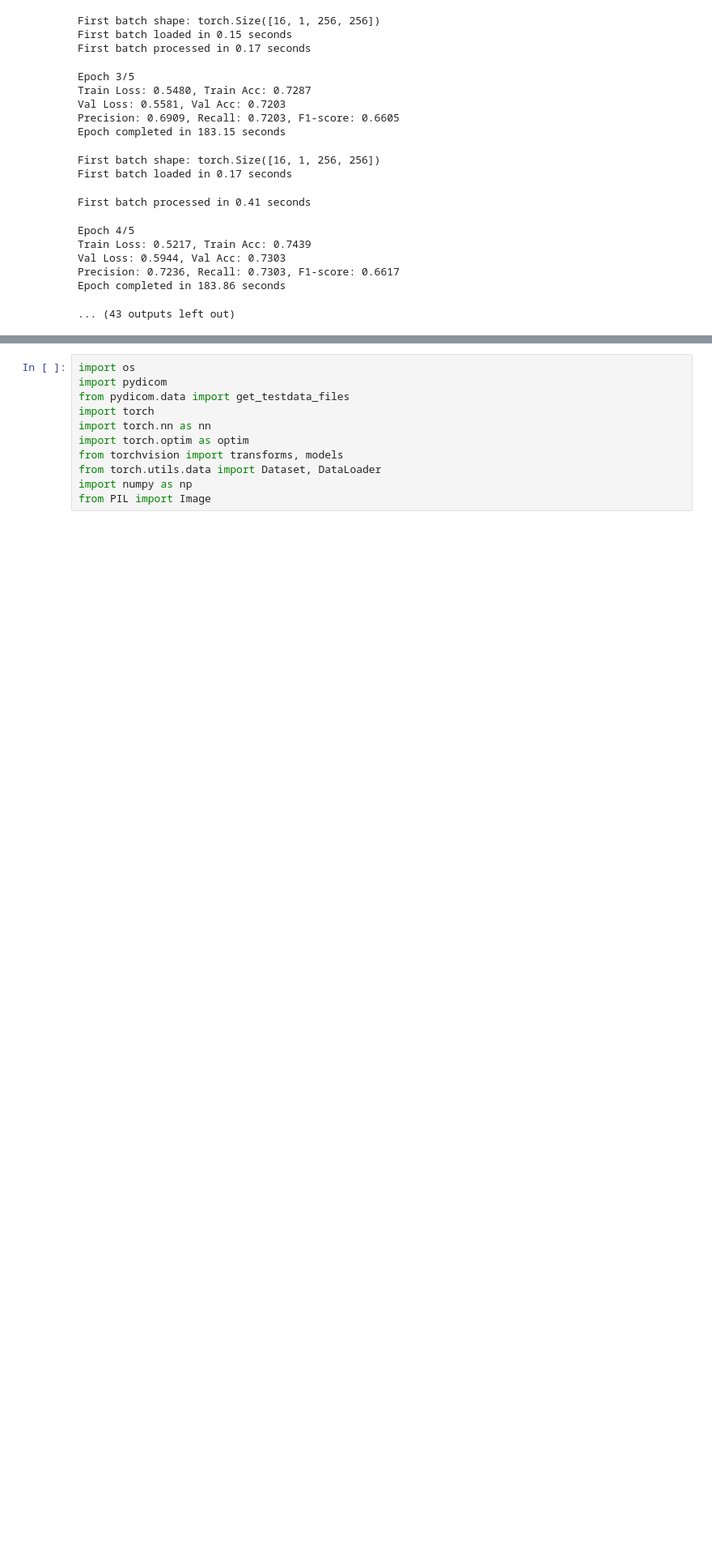
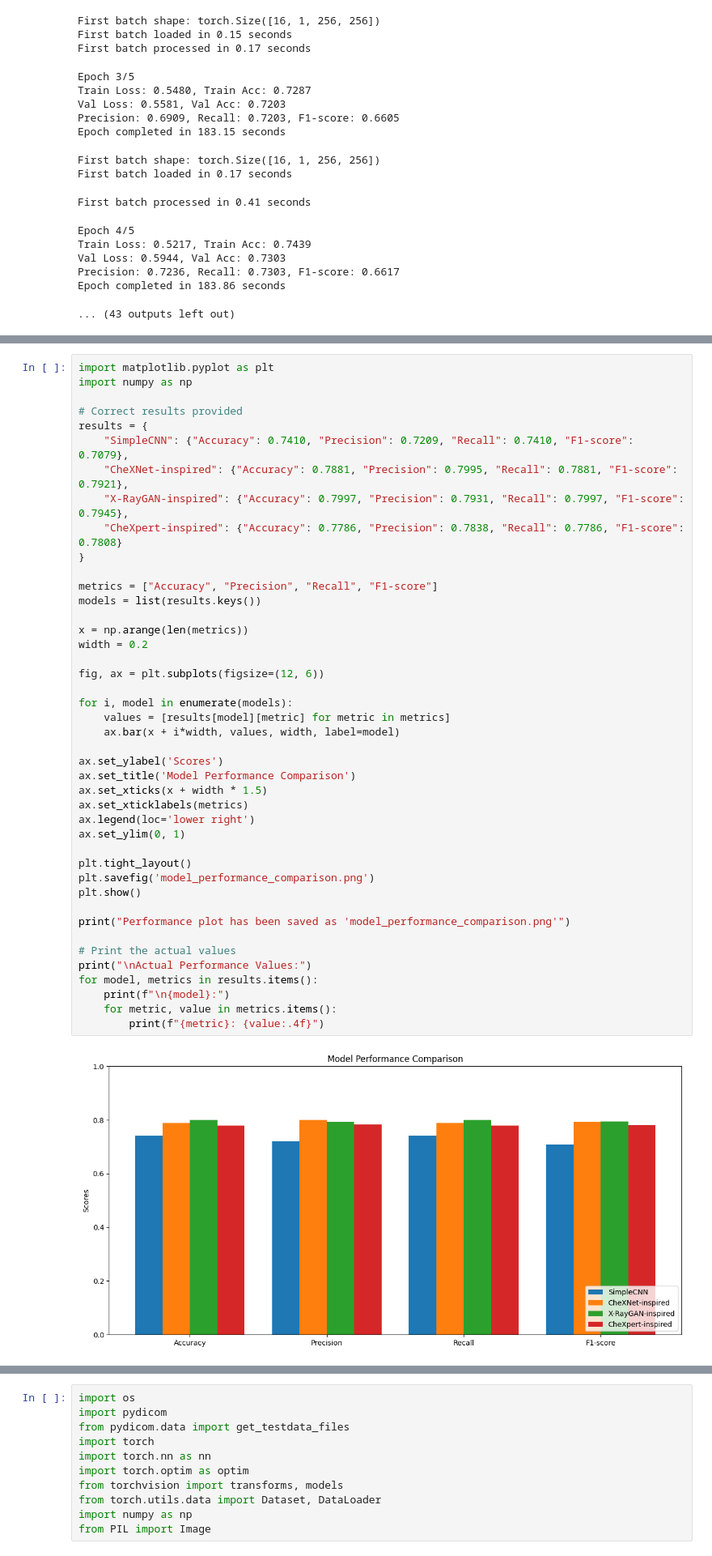
Before and after one commit to alexcri90/Medical-Imaging-DS-Bicocca, a Jupyter notebook: Project_MI.ipynb, the cells around one changed output, grey strips where cells are left out. Shown at 81% size. Cells and saved outputs as stored; diff of their text form; blank space fills up the shorter version.

```diff
--- a/Project_MI.ipynb
+++ b/Project_MI.ipynb
@@ -1113,0 +1069,45 @@ Epoch completed in 183.86 seconds
+# %%
+import matplotlib.pyplot as plt
+import numpy as np
+
+# Correct results provided
+results = {
+    "SimpleCNN": {"Accuracy": 0.7410, "Precision": 0.7209, "Recall": 0.7410, "F1-score": 0.7079},
+    "CheXNet-inspired": {"Accuracy": 0.7881, "Precision": 0.7995, "Recall": 0.7881, "F1-score": 0.7921},
+    "X-RayGAN-inspired": {"Accuracy": 0.7997, "Precision": 0.7931, "Recall": 0.7997, "F1-score": 0.7945},
+    "CheXpert-inspired": {"Accuracy": 0.7786, "Precision": 0.7838, "Recall": 0.7786, "F1-score": 0.7808}
+}
+
+metrics = ["Accuracy", "Precision", "Recall", "F1-score"]
+models = list(results.keys())
+
+x = np.arange(len(metrics))
+width = 0.2
+
+fig, ax = plt.subplots(figsize=(12, 6))
+
+for i, model in enumerate(models):
+    values = [results[model][metric] for metric in metrics]
+    ax.bar(x + i*width, values, width, label=model)
+
+ax.set_ylabel('Scores')
+ax.set_title('Model Performance Comparison')
+ax.set_xticks(x + width * 1.5)
+ax.set_xticklabels(metrics)
+ax.legend(loc='lower right')
+ax.set_ylim(0, 1)
+
+plt.tight_layout()
+plt.savefig('model_performance_comparison.png')
+plt.show()
+
+print("Performance plot has been saved as 'model_performance_comparison.png'")
+
+# Print the actual values
+print("\nActual Performance Values:")
+for model, metrics in results.items():
+    print(f"\n{model}:")
+    for metric, value in metrics.items():
+        print(f"{metric}: {value:.4f}")
+# %% [output]
+[figure, added]
```
Also changed, not shown: parts of 25 cells of this notebook, 2 other files.
